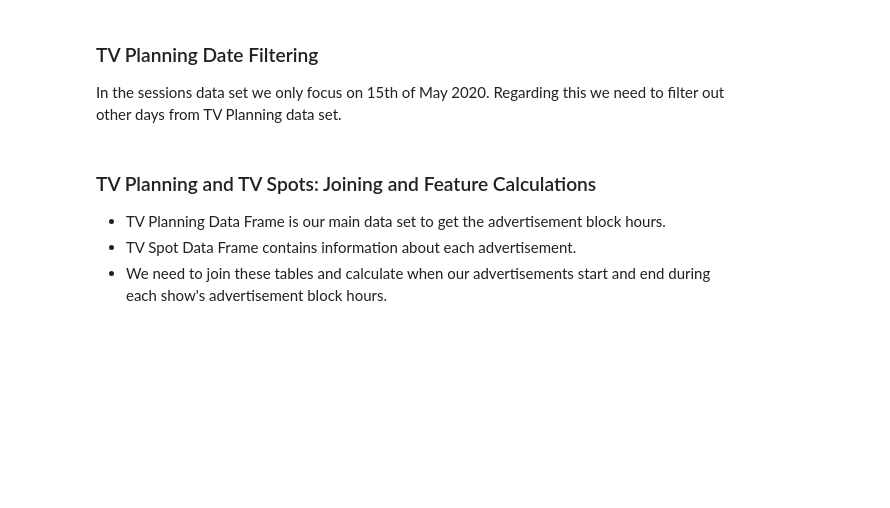
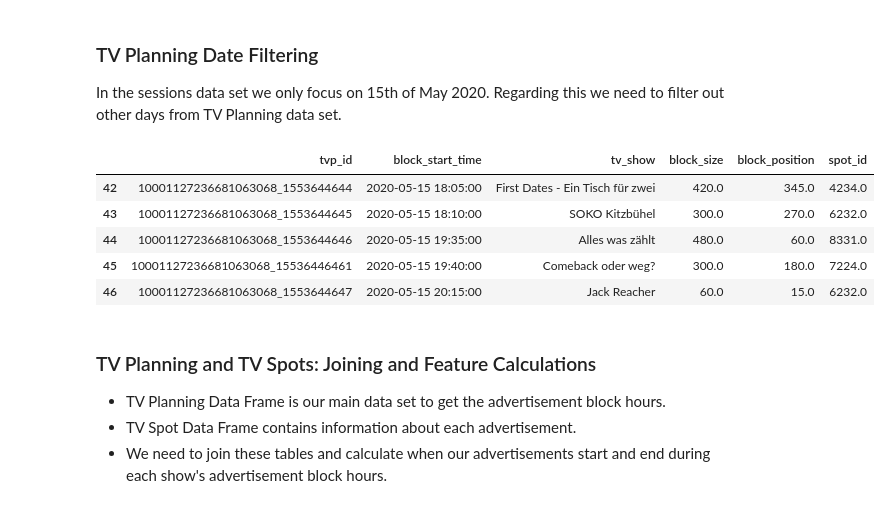
Before and after one commit to ElifKarakutukDinc/e-commerce_tv_spot_attribution_analysis, a Jupyter notebook: TV_Probability.ipynb, the cells around one changed output. Cells and saved outputs as stored; diff of their text form; code cells hidden in the pictures; blank space fills up the shorter version.

```diff
--- a/TV_Probability.ipynb
+++ b/TV_Probability.ipynb
@@ -90,6 +59,16 @@ In the sessions data set we only focus on 15th of May 2020. Regarding this we ne
 tv_planning_df = tv_planning_df[
     (tv_planning_df["block_start_time"].dt.strftime("%Y-%m-%d") == "2020-05-15")
 ].copy()
+# %%
+# we only have 15th of May spots
+tv_planning_df
+# %% [output]
+|  | tvp_id | block_start_time | tv_show | block_size | block_position | spot_id |
+| 42 | 10001127236681063068_1553644644 | 2020-05-15 18:05:00 | First Dates - Ein Tisch für zwei | 420.0 | 345.0 | 4234.0 |
+| 43 | 10001127236681063068_1553644645 | 2020-05-15 18:10:00 | SOKO Kitzbühel | 300.0 | 270.0 | 6232.0 |
+| 44 | 10001127236681063068_1553644646 | 2020-05-15 19:35:00 | Alles was zählt | 480.0 | 60.0 | 8331.0 |
+| 45 | 10001127236681063068_15536446461 | 2020-05-15 19:40:00 | Comeback oder weg? | 300.0 | 180.0 | 7224.0 |
+| 46 | 10001127236681063068_1553644647 | 2020-05-15 20:15:00 | Jack Reacher | 60.0 | 15.0 | 6232.0 |
 # %% [markdown]
 ### TV Planning and TV Spots: Joining and Feature Calculations
 
```
Also changed, not shown: parts of 43 cells of this notebook.
